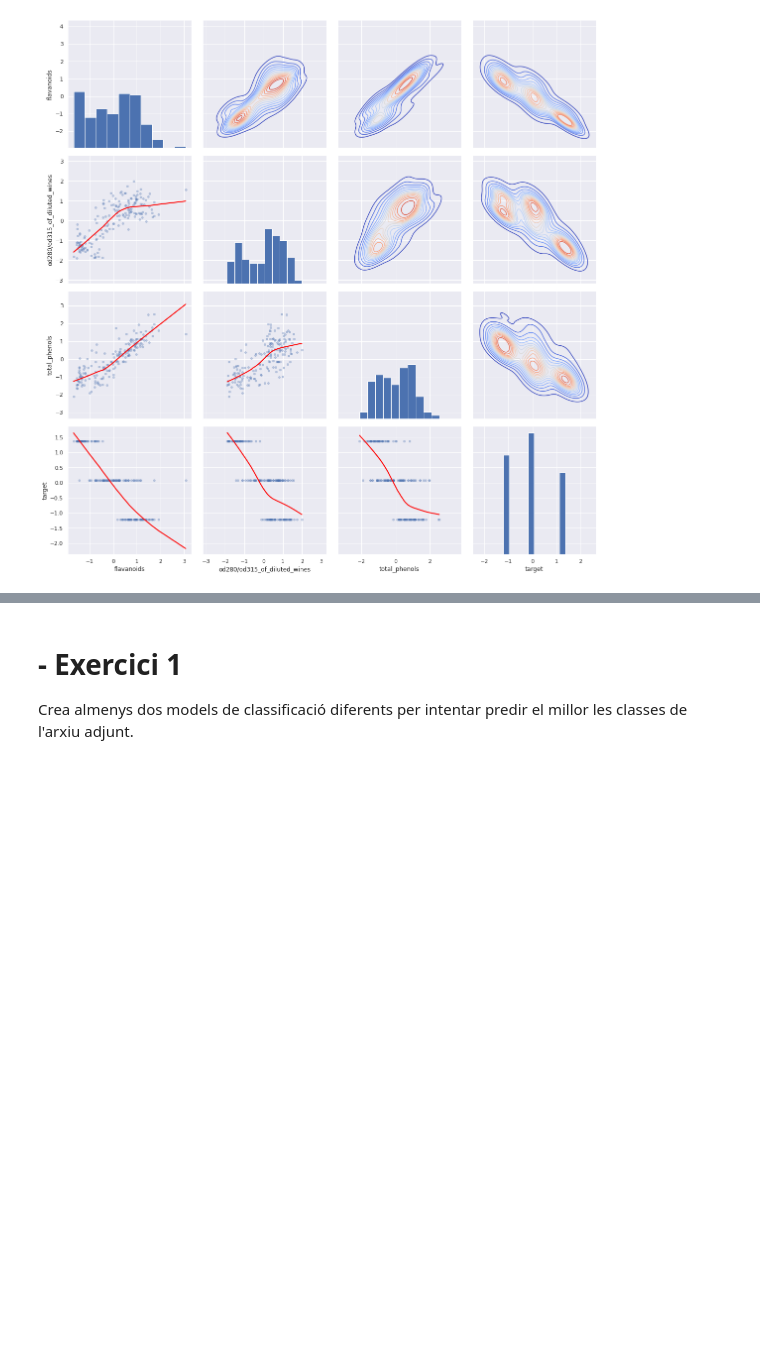
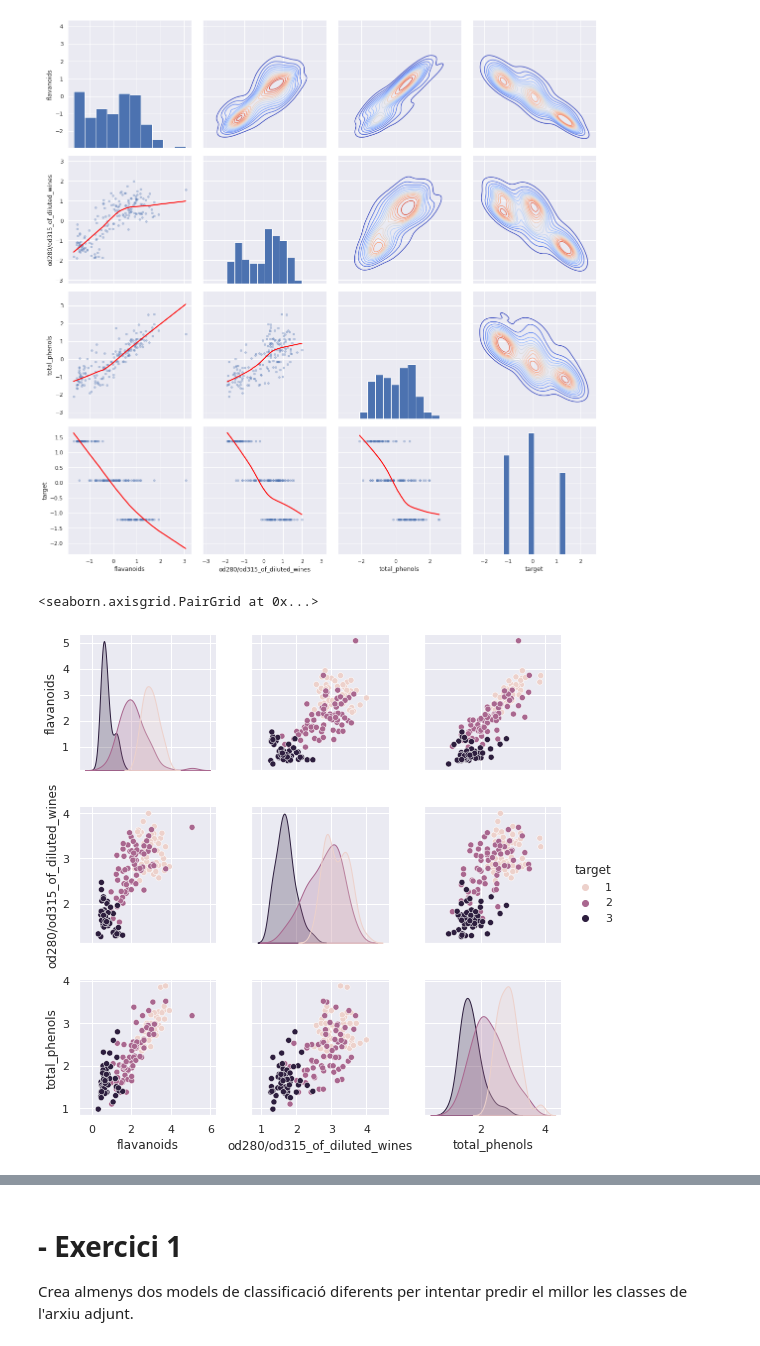
Before and after one commit to JMML2021/Sprint-7.-Algoritmes-d-aprenentatge-supervisat-Classificaci-, a Jupyter notebook: Sprint_7_Algoritmes_d’aprenentatge_supervisat_Classificacio.ipynb, the cells around one changed output, grey strips where cells are left out. Saved outputs shown, nothing was run; the diff lists cells and outputs as text; code cells hidden in the pictures; blank space fills up the shorter version.

```diff
--- a/Sprint_7_Algoritmes_d’aprenentatge_supervisat_Classificacio.ipynb
+++ b/Sprint_7_Algoritmes_d’aprenentatge_supervisat_Classificacio.ipynb
@@ -386,3 +361,11 @@ g = g.map_upper(sns.kdeplot, n_levels=15, cmap='coolwarm')
 plt.show()
 # %% [output]
 [figure]
+# %%
+#scatter plots
+
+df2 = df1[['flavanoids','od280/od315_of_diluted_wines', 'total_phenols', 'target']]
+sns.pairplot(df2,hue='target')
+# %% [output]
+<seaborn.axisgrid.PairGrid at 0x...>
+[figure, added]
```
Also changed, not shown: parts of 16 cells of this notebook.
